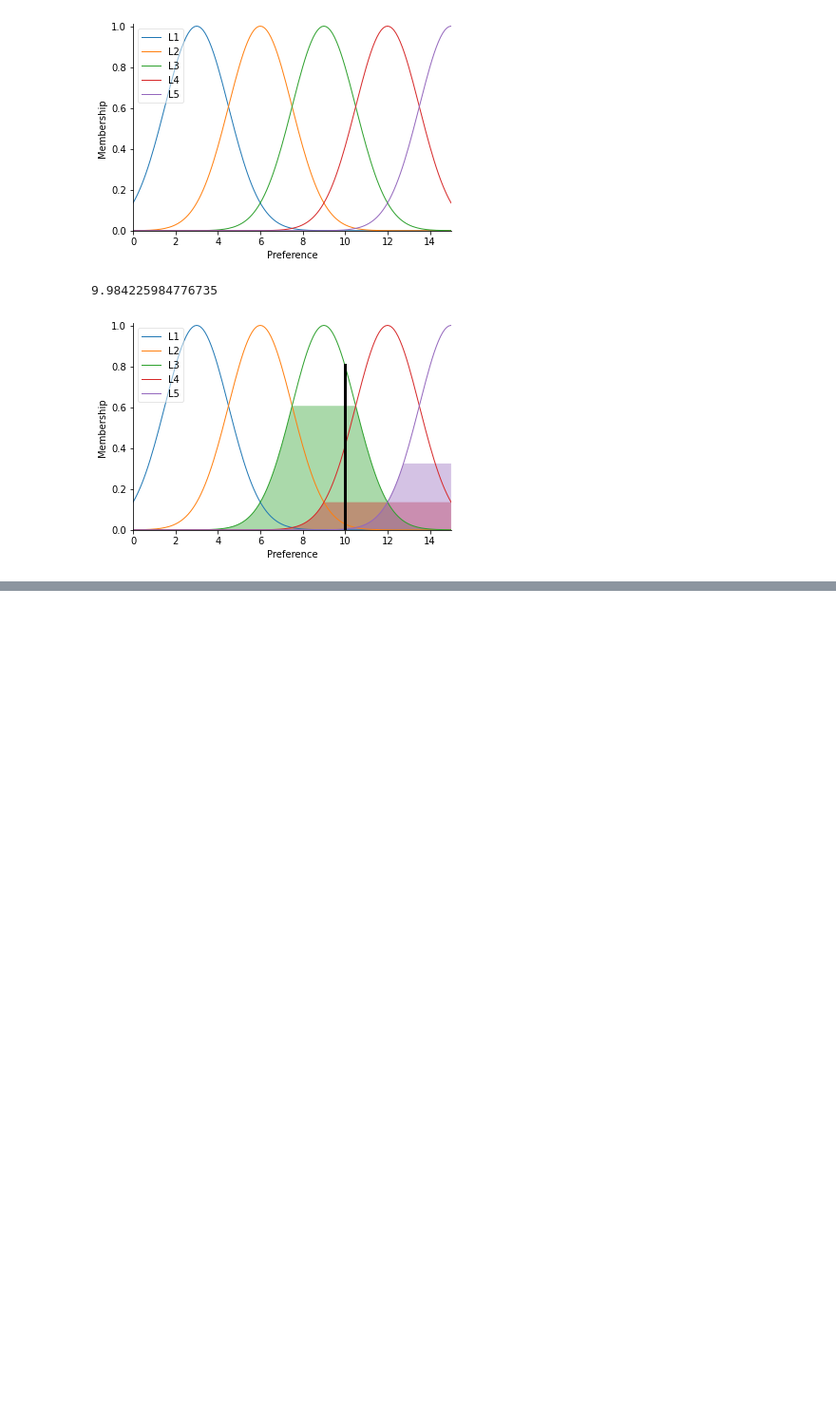
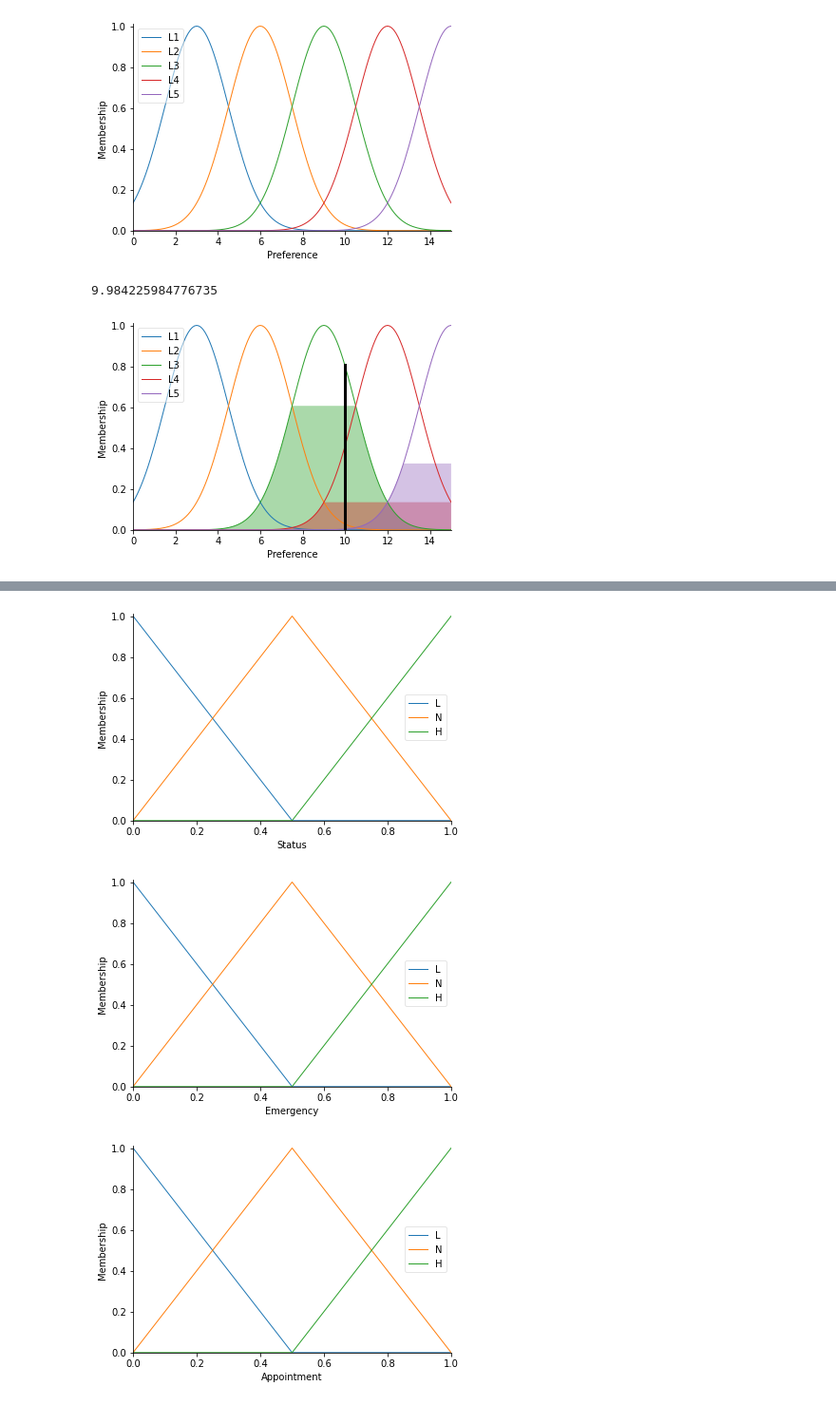
Before and after one commit to hcmih1507/HomeworkAI.19146216, a Jupyter notebook: Fuzzylogic.ipynb, the cells around one changed output, grey strips where cells are left out. Shown: that part at 95% size. Cells and saved outputs as stored; diff of their text form; code cells hidden in the pictures; blank space fills up the shorter version.

```diff
--- a/Fuzzylogic.ipynb
+++ b/Fuzzylogic.ipynb
@@ -855,0 +965,35 @@ pref.view(sim=prefering)
+# %%
+status = ctrl.Antecedent(np.arange(0,1.1,0.1),'Status')
+emer = ctrl.Antecedent(np.arange(0,1.1,0.1),'Emergency')
+appoint = ctrl.Consequent(np.arange(0,1.1,0.1),'Appointment')
+
+status['L'] = fuzzy.trimf(status.universe,[0,0,0.5])
+status['N'] = fuzzy.trimf(status.universe,[0,0.5,1])
+status['H'] = fuzzy.trimf(status.universe,[0.5,1,1])
+
+emer['L'] = fuzzy.trimf(emer.universe,[0,0,0.5])
+emer['N'] = fuzzy.trimf(emer.universe,[0,0.5,1])
+emer['H'] = fuzzy.trimf(emer.universe,[0.5,1,1])
+
+appoint['L'] = fuzzy.trimf(appoint.universe,[0,0,0.5])
+appoint['N'] = fuzzy.trimf(appoint .universe,[0,0.5,1])
+appoint['H'] = fuzzy.trimf(appoint .universe,[0.5,1,1])
+# %%
+rule1 = ctrl.Rule(status['L']&emer['L'],appoint['L'])
+rule2 = ctrl.Rule(status['L']&emer['N'],appoint['L'])
+rule3 = ctrl.Rule(status['L']&emer['H'],appoint['L'])
+
+rule4 = ctrl.Rule(status['N']&emer['L'],appoint['N'])
+rule5 = ctrl.Rule(status['N']&emer['N'],appoint['N'])
+rule6 = ctrl.Rule(status['N']&emer['H'],appoint['N'])
+
+rule7 = ctrl.Rule(status['H']&emer['L'],appoint['H'])
+rule8 = ctrl.Rule(status['H']&emer['N'],appoint['H'])
+rule9 = ctrl.Rule(status['H']&emer['H'],appoint['H'])
+status.view()
+emer.view()
+appoint.view()
+# %% [output]
+[figure, added]
+[figure, added]
+[figure, added]
```
Also changed, not shown: parts of 9 cells of this notebook.
